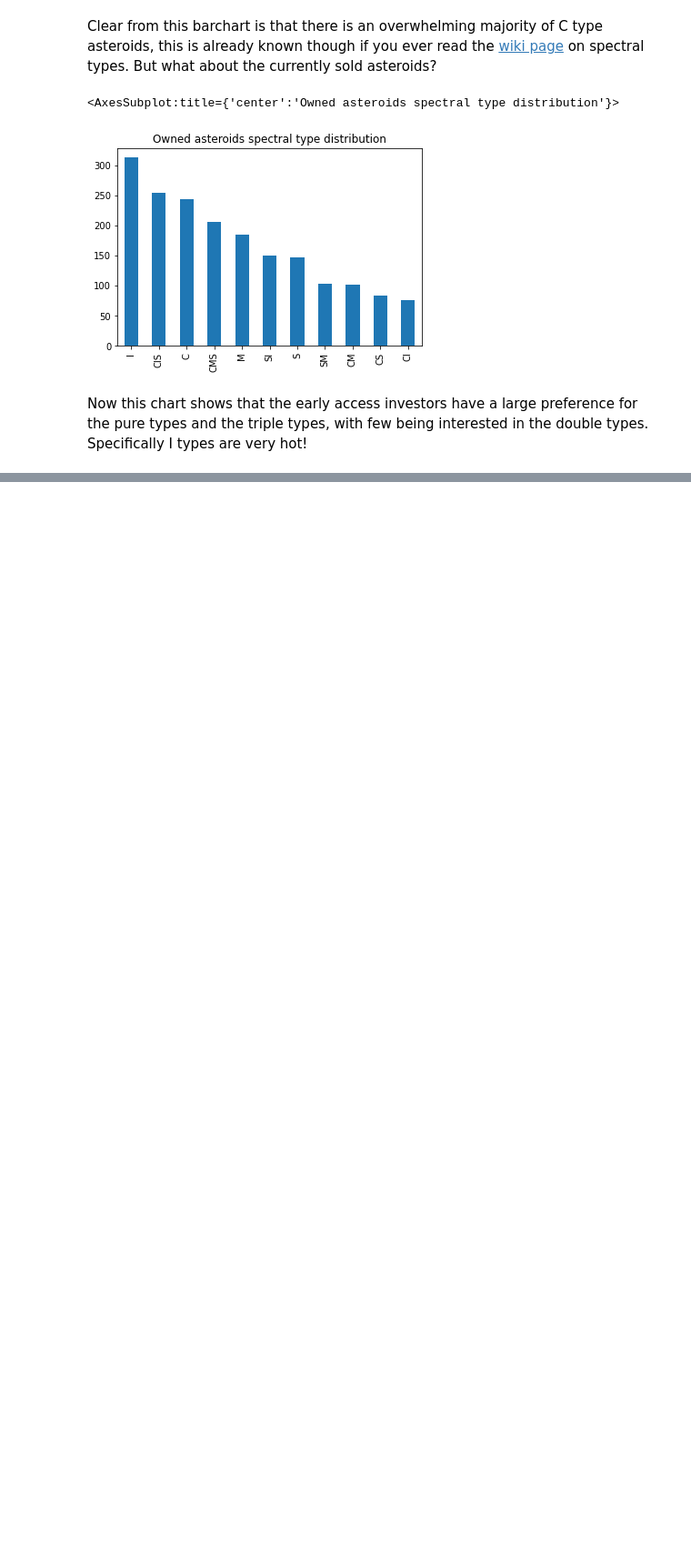
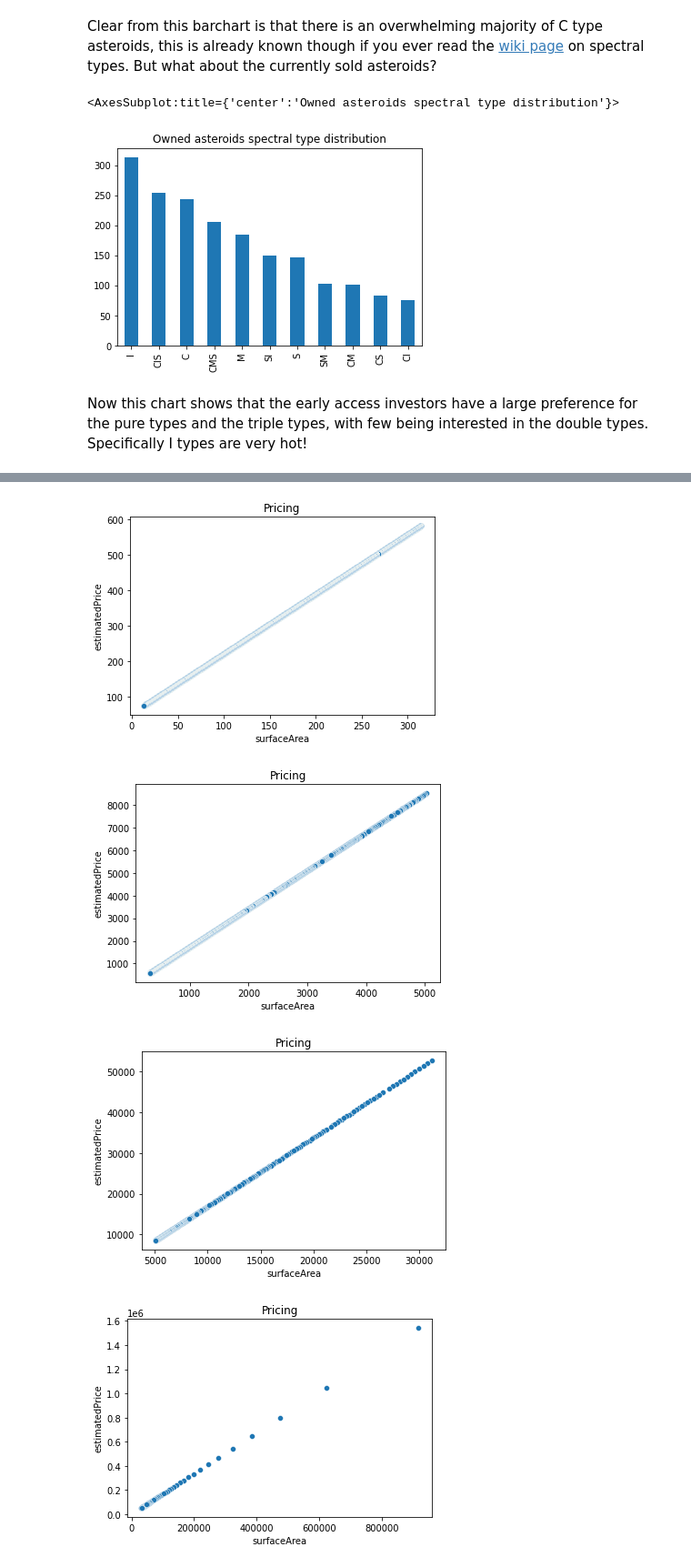
Before and after one commit to MichaelVerdegaal/InfluenceAsteroidVisualization, a Jupyter notebook: main.ipynb, the cells around one changed output, grey strips where cells are left out. Shown at 91% size. Cells and saved outputs as stored; diff of their text form; code cells hidden in the pictures; blank space fills up the shorter version.

```diff
--- a/main.ipynb
+++ b/main.ipynb
@@ -61,0 +79,12 @@ with few being interested in the double types. Specifically I types are very hot
+# %%
+#  Illustrate size distribution
+unowned_df_by_size = reversed([d for _, d in unowned_df.groupby(['size'])])
+for df in unowned_df_by_size:
+    sns.scatterplot(x=df['surfaceArea'], y=df['estimatedPrice'])
+    plt.title('Pricing')
+    plt.show()
+# %% [output]
+[figure, added]
+[figure, added]
+[figure, added]
+[figure, added]
```
Also changed, not shown: parts of 5 cells of this notebook.
